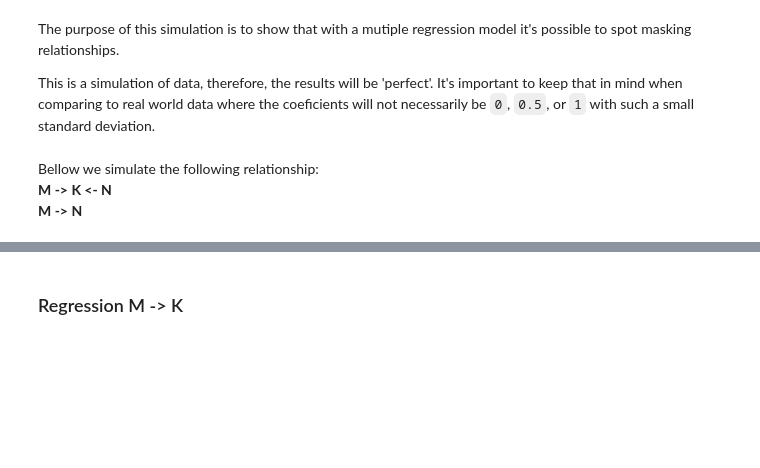
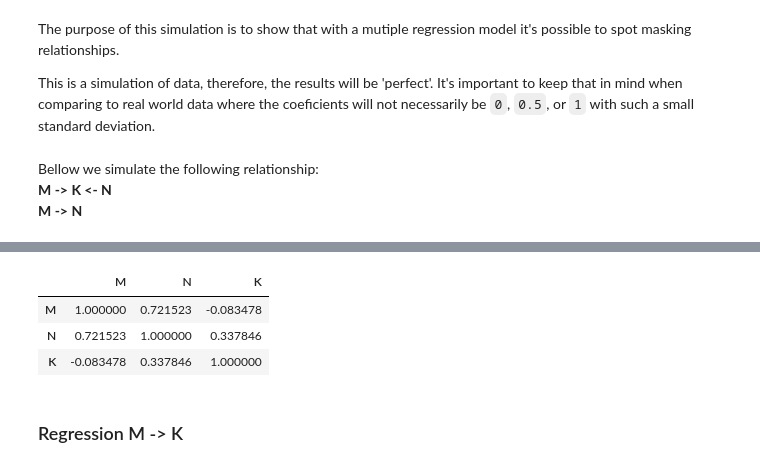
Before and after one commit to elisiojsj/Data-Science, a Jupyter notebook: Masking_relationship_simulation.ipynb, the cells around one changed output, grey strips where cells are left out. Saved outputs shown, nothing was run; the diff lists cells and outputs as text; code cells hidden in the pictures; blank space fills up the shorter version.

```diff
--- a/Masking_relationship_simulation.ipynb
+++ b/Masking_relationship_simulation.ipynb
@@ -53,3 +53,10 @@ sns.pairplot(data=df)
+# %%
+df.corr()
+# %% [output]
+|  | M | N | K |
+| M | 1.000000 | 0.721523 | -0.083478 |
+| N | 0.721523 | 1.000000 | 0.337846 |
+| K | -0.083478 | 0.337846 | 1.000000 |
 # %% [markdown]
 ### Regression  M -> K
 # %%
```
Also changed, not shown: parts of 14 cells of this notebook, 2 other files.
